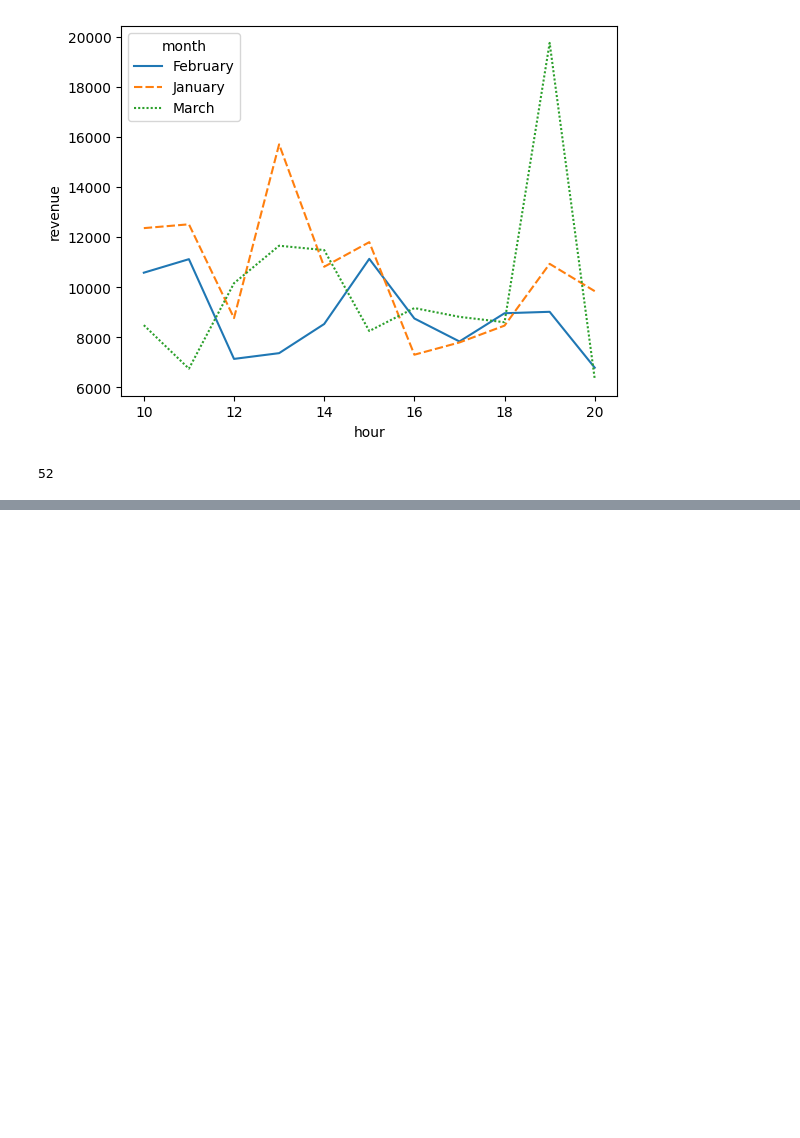
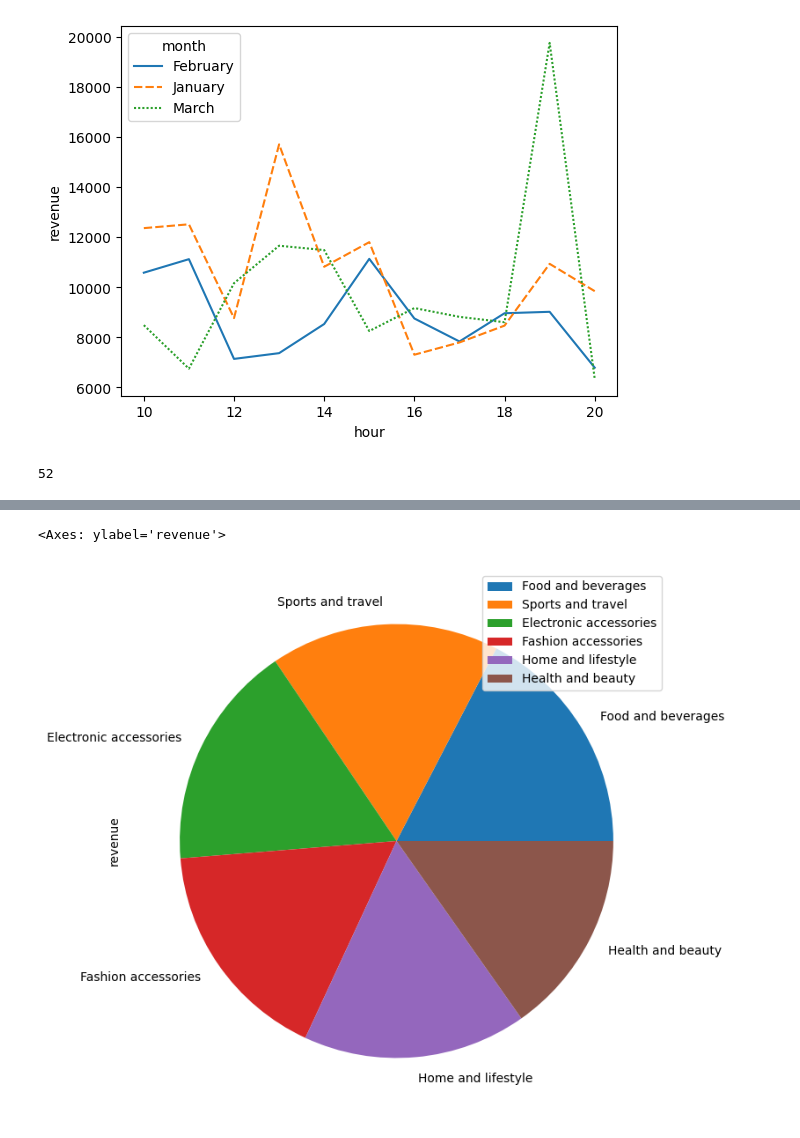
Before and after one commit to vnaumq/supermarket_sales, a Jupyter notebook: supermarket_sales.ipynb, the cells around one changed output, grey strips where cells are left out. Cells and saved outputs as stored; diff of their text form; code cells hidden in the pictures; blank space fills up the shorter version.

Commit message:
pie chart

```diff
--- a/supermarket_sales.ipynb
+++ b/supermarket_sales.ipynb
@@ -252,3 +261,7 @@ what = df1.query('hour == 19 and month == "March"').total.count()
 what
 # %% [output]
 52
+# %%
+product_revenue = df1.groupby('product_line',as_index=False).agg({'total' : 'sum'}).rename(columns={'total':'revenue'}).sort_values('revenue',ascending=False)
+product_revenue.set_index('product_line',inplace=True)
+product_revenue
@@ -254,0 +277,5 @@ what
+# %%
+product_revenue.plot.pie(y='revenue',figsize=(8,8))
+# %% [output]
+<Axes: ylabel='revenue'>
+[figure, added]
```
Also changed, not shown: parts of 6 cells of this notebook.
